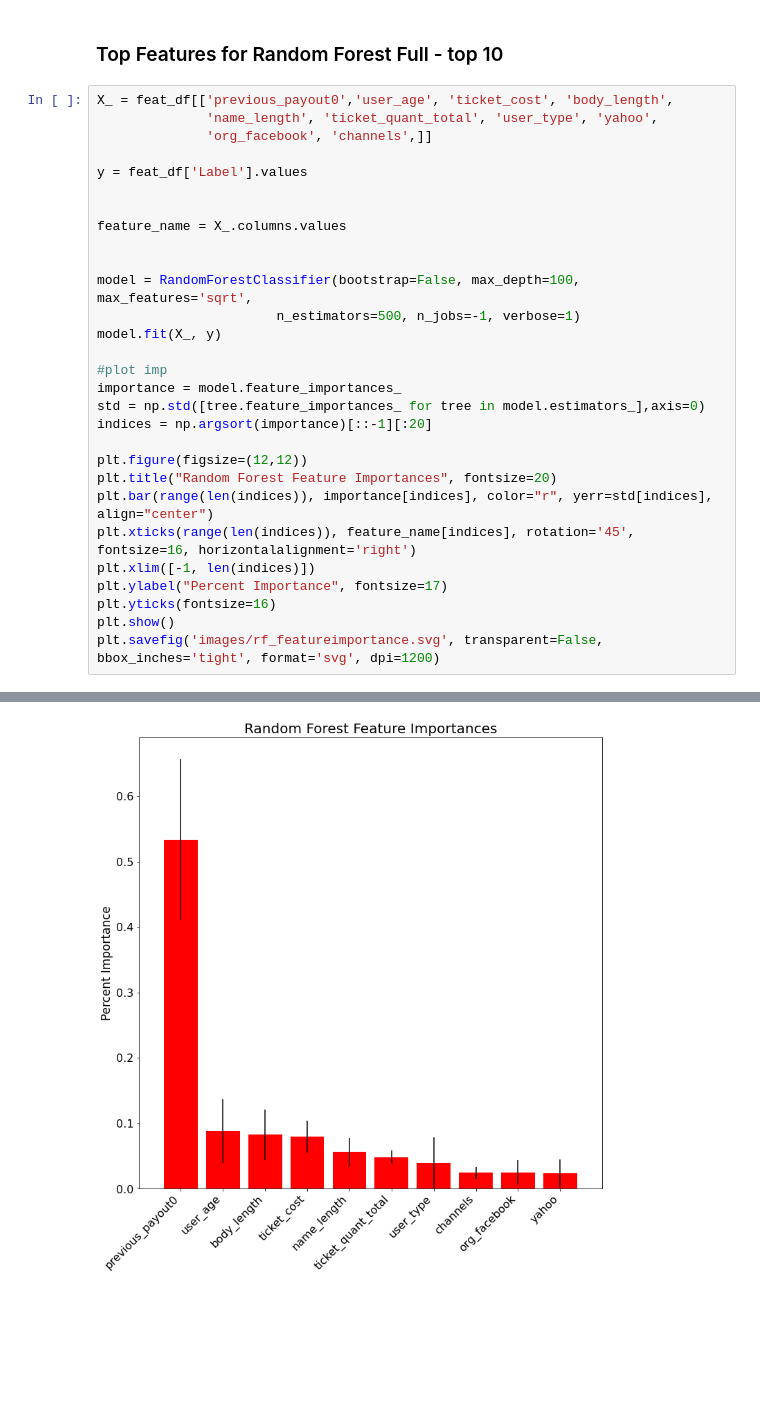
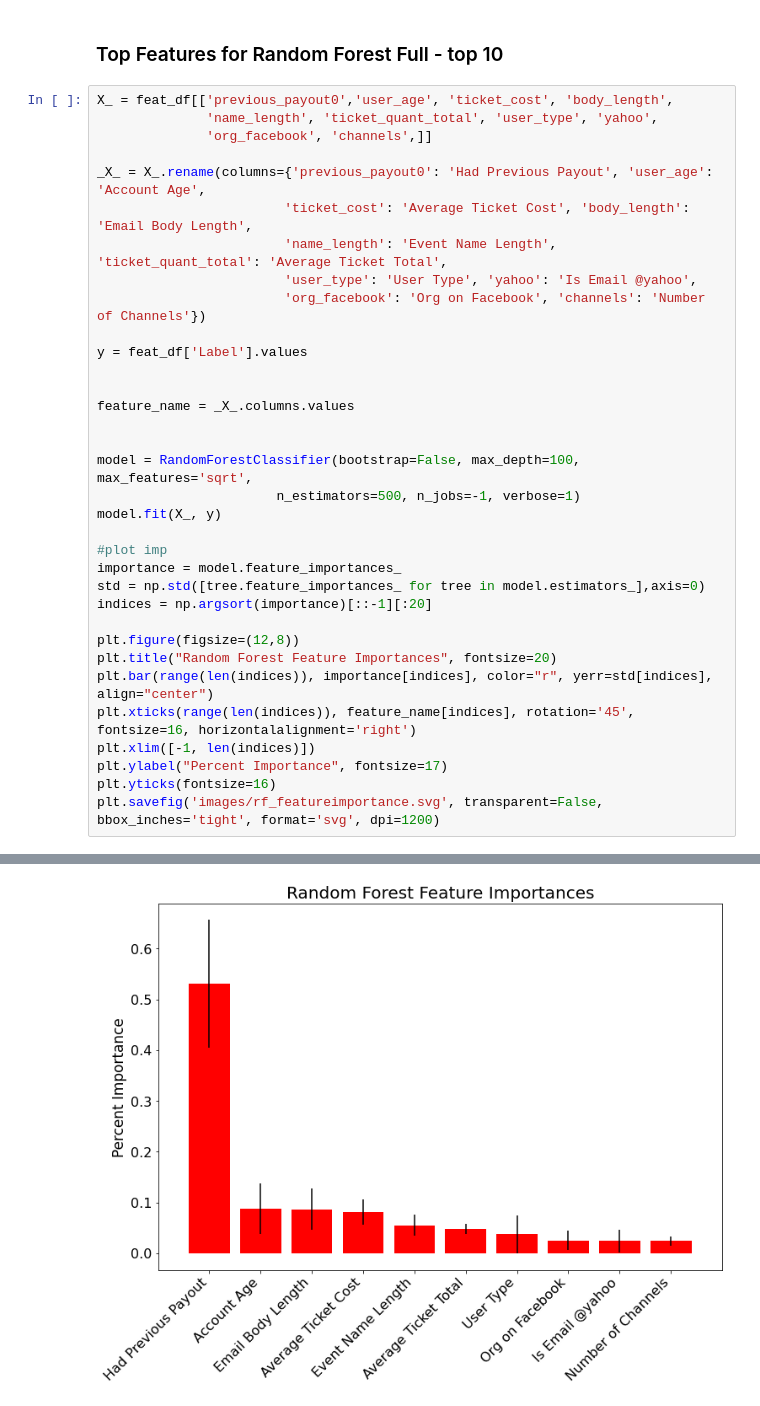
Before and after one commit to gverploeg/Fraud_Detection-, a Jupyter notebook: Grant_fraud_notebook_2.ipynb, the cells around one changed output, grey strips where cells are left out. Saved outputs shown, nothing was run; the diff lists cells and outputs as text; blank space fills up the shorter version.

Commit message:
updated image labels

```diff
--- a/Grant_fraud_notebook_2.ipynb
+++ b/Grant_fraud_notebook_2.ipynb
@@ -1195,10 +1195,16 @@ X_ = feat_df[['previous_payout0','user_age', 'ticket_cost', 'body_length',
               'name_length', 'ticket_quant_total', 'user_type', 'yahoo',
               'org_facebook', 'channels',]]
 
+_X_ = X_.rename(columns={'previous_payout0': 'Had Previous Payout', 'user_age': 'Account Age',
+                        'ticket_cost': 'Average Ticket Cost', 'body_length': 'Email Body Length',
+                        'name_length': 'Event Name Length', 'ticket_quant_total': 'Average Ticket Total',
+                        'user_type': 'User Type', 'yahoo': 'Is Email @yahoo',
+                        'org_facebook': 'Org on Facebook', 'channels': 'Number of Channels'})
+
 y = feat_df['Label'].values
 
 
-feature_name = X_.columns.values
+feature_name = _X_.columns.values
 
 
 model = RandomForestClassifier(bootstrap=False, max_depth=100, max_features='sqrt',
@@ -1210,14 +1216,13 @@ importance = model.feature_importances_
 std = np.std([tree.feature_importances_ for tree in model.estimators_],axis=0)
 indices = np.argsort(importance)[::-1][:20]
 
-plt.figure(figsize=(12,12))
+plt.figure(figsize=(12,8))
 plt.title("Random Forest Feature Importances", fontsize=20)
 plt.bar(range(len(indices)), importance[indices], color="r", yerr=std[indices], align="center")
 plt.xticks(range(len(indices)), feature_name[indices], rotation='45', fontsize=16, horizontalalignment='right')
 plt.xlim([-1, len(indices)])
 plt.ylabel("Percent Importance", fontsize=17)
 plt.yticks(fontsize=16)
-plt.show()
 plt.savefig('images/rf_featureimportance.svg', transparent=False, bbox_inches='tight', format='svg', dpi=1200)
 # %% [output]
 [Parallel(n_jobs=-1)]: Using backend ThreadingBackend with 4 concurrent workers.
@@ -1228 +1233 @@ plt.savefig('images/rf_featureimportance.svg', transparent=False, bbox_inches='t
-[figure, old version]
+[figure, new version]
```
Also changed, not shown: parts of 1 cell of this notebook, 1 other file.
